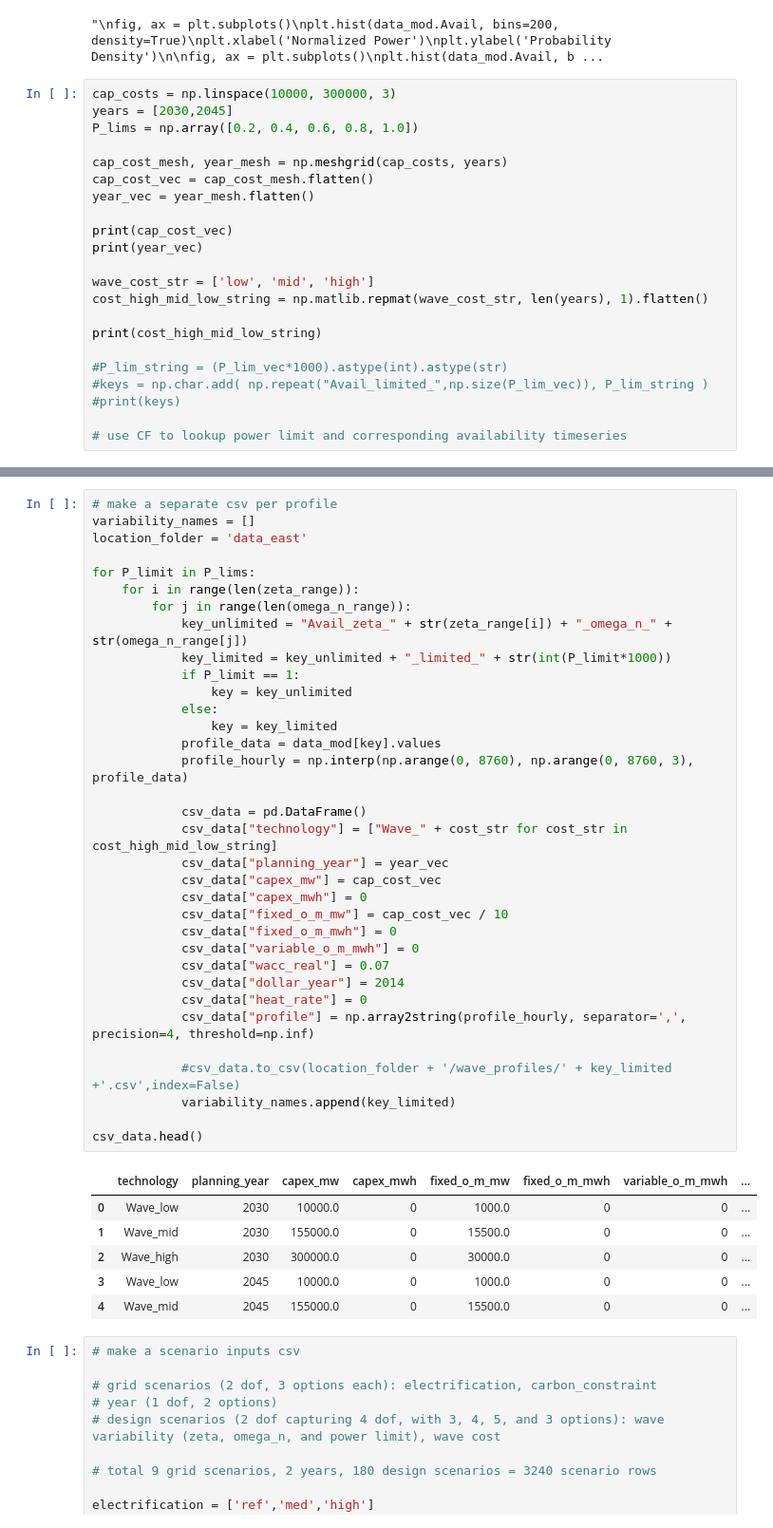
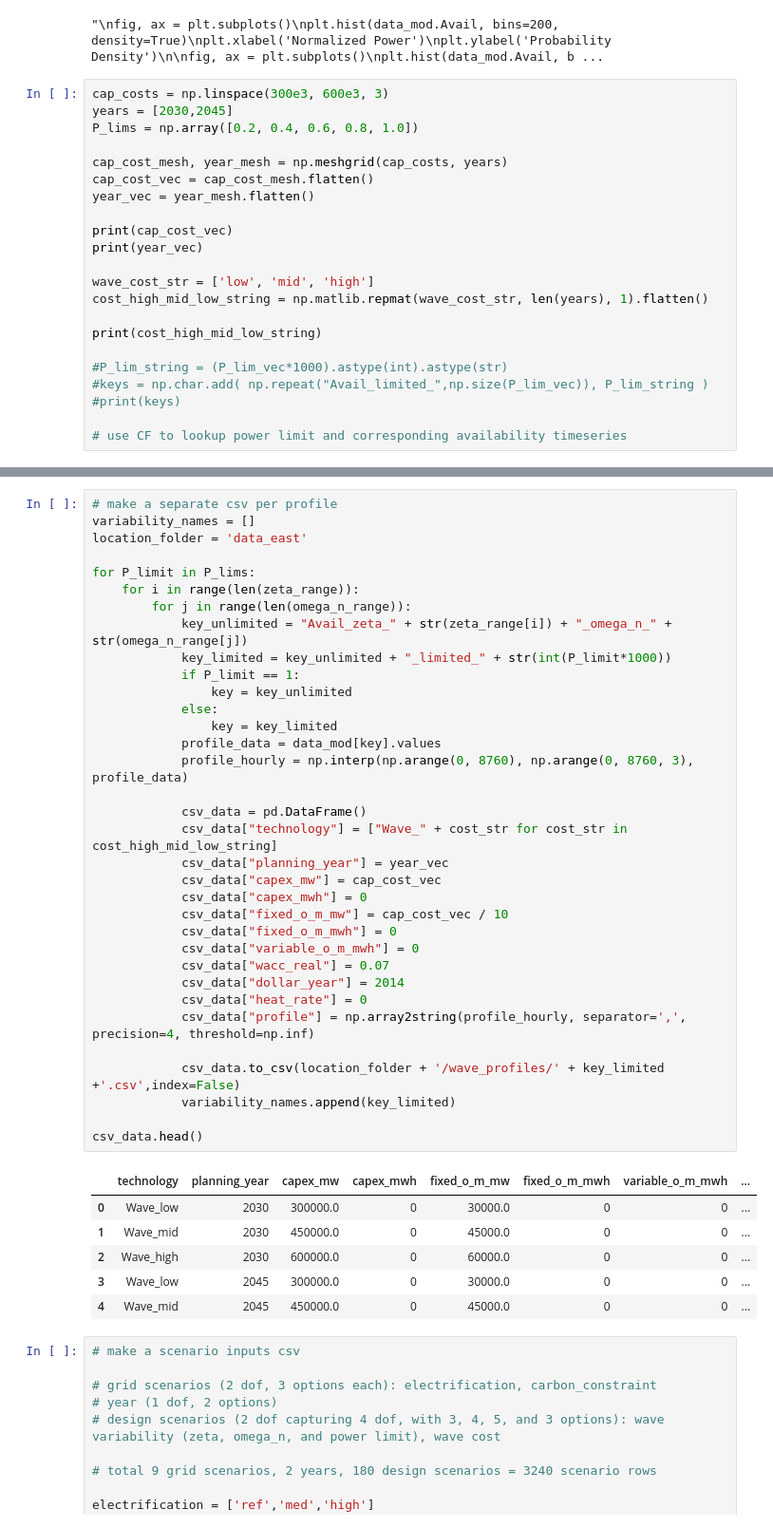
Before and after one commit to symbiotic-engineering/WEC-DECIDER, a Jupyter notebook: modules/CEM/make_additional_tech_csv.ipynb, the cells around one changed output, grey strips where cells are left out. Shown at 95% size. Cells and saved outputs as stored; diff of their text form.

Commit message:
increase wec costs so result range is 40-80% wave capacity

```diff
--- a/modules/CEM/make_additional_tech_csv.ipynb
+++ b/modules/CEM/make_additional_tech_csv.ipynb
@@ -196,7 +196,7 @@ plt.xlim([0,0.12])
 # %% [output]
 "\nfig, ax = plt.subplots()\nplt.hist(data_mod.Avail, bins=200, density=True)\nplt.xlabel('Normalized Power')\nplt.ylabel('Probability Density')\n\nfig, ax = plt.subplots()\nplt.hist(data_mod.Avail, b ...
 # %%
-cap_costs = np.linspace(10000, 300000, 3)
+cap_costs = np.linspace(300e3, 600e3, 3)
 years = [2030,2045]
 P_lims = np.array([0.2, 0.4, 0.6, 0.8, 1.0])
 
@@ -229,39 +229,39 @@ location_folder = 'data_east'
 for P_limit in P_lims:
     for i in range(len(zeta_range)):
         for j in range(len(omega_n_range)):
             key_unlimited = "Avail_zeta_" + str(zeta_range[i]) + "_omega_n_" + str(omega_n_range[j])
             key_limited = key_unlimited + "_limited_" + str(int(P_limit*1000))
             if P_limit == 1:
                 key = key_unlimited
             else:
                 key = key_limited
             profile_data = data_mod[key].values
             profile_hourly = np.interp(np.arange(0, 8760), np.arange(0, 8760, 3), profile_data)
 
             csv_data = pd.DataFrame()
             csv_data["technology"] = ["Wave_" + cost_str for cost_str in cost_high_mid_low_string]
             csv_data["planning_year"] = year_vec
             csv_data["capex_mw"] = cap_cost_vec
             csv_data["capex_mwh"] = 0
             csv_data["fixed_o_m_mw"] = cap_cost_vec / 10
             csv_data["fixed_o_m_mwh"] = 0
             csv_data["variable_o_m_mwh"] = 0
             csv_data["wacc_real"] = 0.07
             csv_data["dollar_year"] = 2014
             csv_data["heat_rate"] = 0
             csv_data["profile"] = np.array2string(profile_hourly, separator=',', precision=4, threshold=np.inf)
 
-            #csv_data.to_csv(location_folder + '/wave_profiles/' + key_limited +'.csv',index=False)
+            csv_data.to_csv(location_folder + '/wave_profiles/' + key_limited +'.csv',index=False)
             variability_names.append(key_limited)
 
 csv_data.head()
 # %% [output]
 |  | technology | planning_year | capex_mw | capex_mwh | fixed_o_m_mw | fixed_o_m_mwh | variable_o_m_mwh | ... |
-| 0 | Wave_low | 2030 | 10000.0 | 0 | 1000.0 | 0 | 0 | ... |
-| 1 | Wave_mid | 2030 | 155000.0 | 0 | 15500.0 | 0 | 0 | ... |
-| 2 | Wave_high | 2030 | 300000.0 | 0 | 30000.0 | 0 | 0 | ... |
-| 3 | Wave_low | 2045 | 10000.0 | 0 | 1000.0 | 0 | 0 | ... |
-| 4 | Wave_mid | 2045 | 155000.0 | 0 | 15500.0 | 0 | 0 | ... |
+| 0 | Wave_low | 2030 | 300000.0 | 0 | 30000.0 | 0 | 0 | ... |
+| 1 | Wave_mid | 2030 | 450000.0 | 0 | 45000.0 | 0 | 0 | ... |
+| 2 | Wave_high | 2030 | 600000.0 | 0 | 60000.0 | 0 | 0 | ... |
+| 3 | Wave_low | 2045 | 300000.0 | 0 | 30000.0 | 0 | 0 | ... |
+| 4 | Wave_mid | 2045 | 450000.0 | 0 | 45000.0 | 0 | 0 | ... |
 # %%
 # make a scenario inputs csv
 
```
Also changed, not shown: parts of 2 cells of this notebook, 3 other files.
